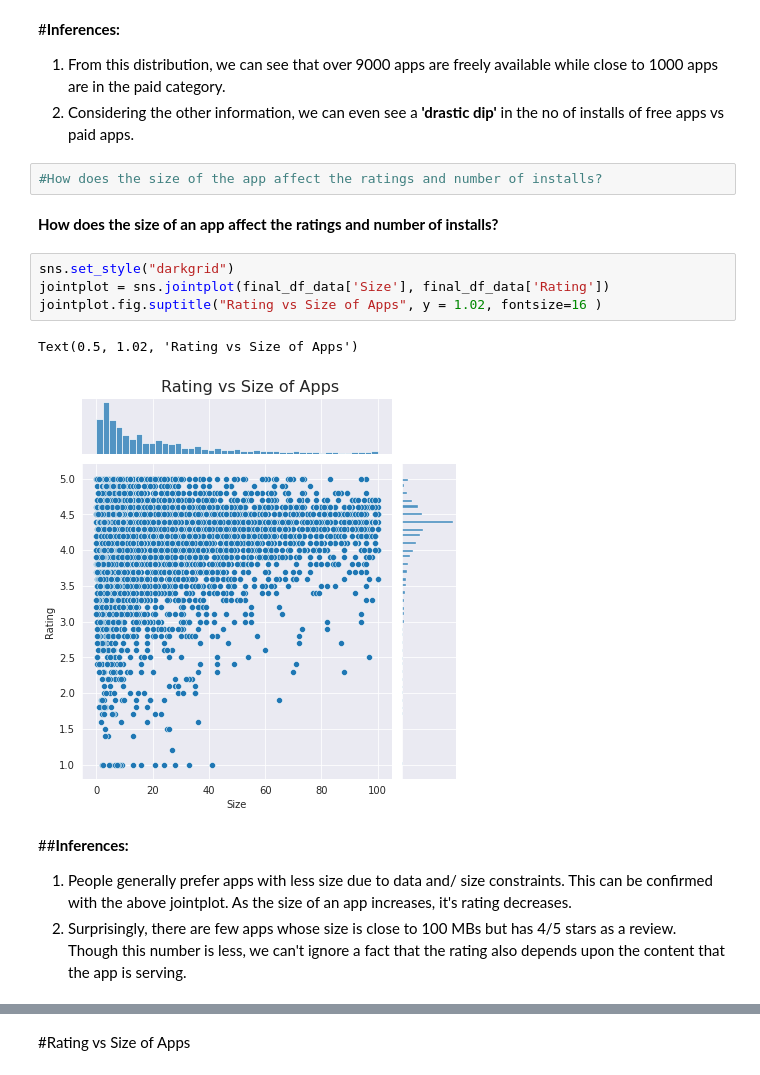
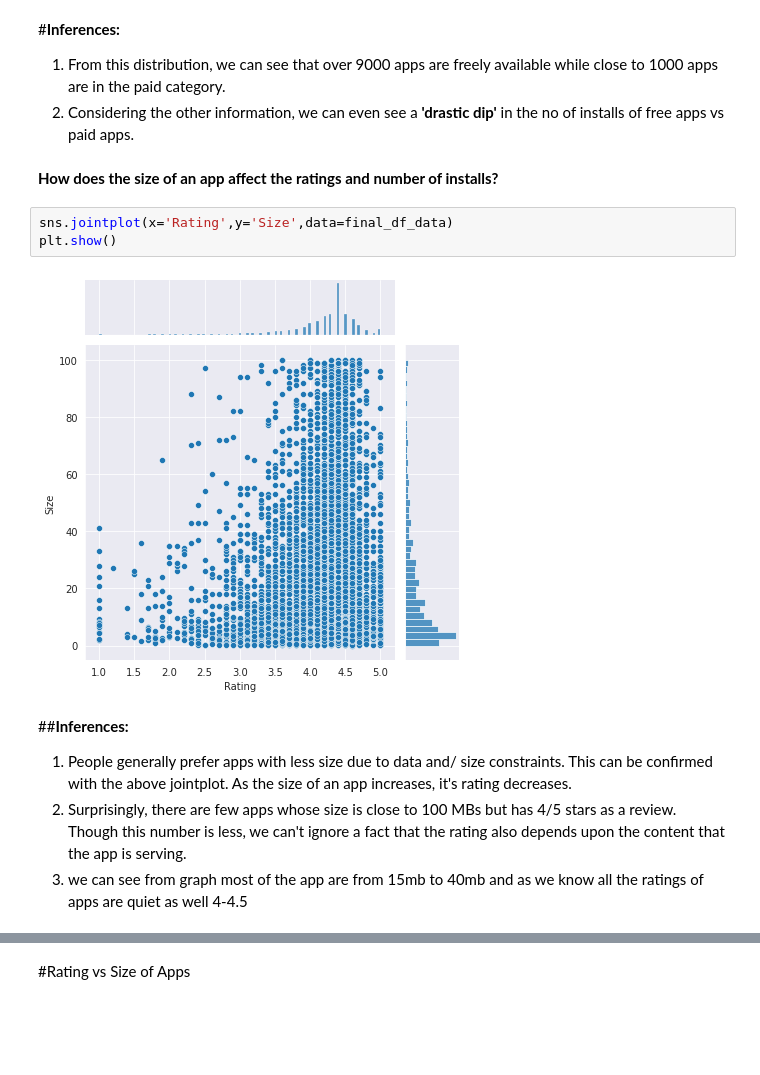
Before and after one commit to niteshchobdar38/EDA-project, a Jupyter notebook: Nitesh_Play_Store_Review.ipynb, the cells around one changed output, grey strips where cells are left out. Saved outputs shown, nothing was run; the diff lists cells and outputs as text; blank space fills up the shorter version.

```diff
--- a/Nitesh_Play_Store_Review.ipynb
+++ b/Nitesh_Play_Store_Review.ipynb
@@ -313,23 +260,20 @@ plt.show()
 
 1.   From this distribution, we can see that over 9000 apps are freely available while close to 1000 apps are in the paid category.
 2.   Considering the other information, we can even see a **'drastic dip'** in the no of installs of free apps vs paid apps.
-# %%
-#How does the size of the app affect the ratings and number of installs?
 # %% [markdown]
 **How does the size of an app affect the ratings and number of installs?**
-# %%
-sns.set_style("darkgrid")
-jointplot = sns.jointplot(final_df_data['Size'], final_df_data['Rating'])
-jointplot.fig.suptitle("Rating vs Size of Apps", y = 1.02, fontsize=16 )
-# %% [output]
-Text(0.5, 1.02, 'Rating vs Size of Apps')
-[figure, removed]
+# %%
+sns.jointplot(x='Rating',y='Size',data=final_df_data)
+plt.show()
+# %% [output]
+[figure, added]
 # %% [markdown]
 ##**Inferences:**
 
 
 1.   People generally prefer apps with less size due to data and/ size  constraints. This can be confirmed with the above jointplot. As the size of an app increases, it's rating decreases.
 2.   Surprisingly, there are few apps whose size is close to 100 MBs but has 4/5 stars as a review. Though this number is less, we can't ignore a fact that the rating also depends upon the content that the app is serving.
+3. we can see from graph most of the app are from 15mb to 40mb and as we know all the ratings of apps are quiet as well 4-4.5
 # %%
 #App price trends across various categories
 import matplotlib.pyplot as plt
```
Also changed, not shown: parts of 26 cells of this notebook.
